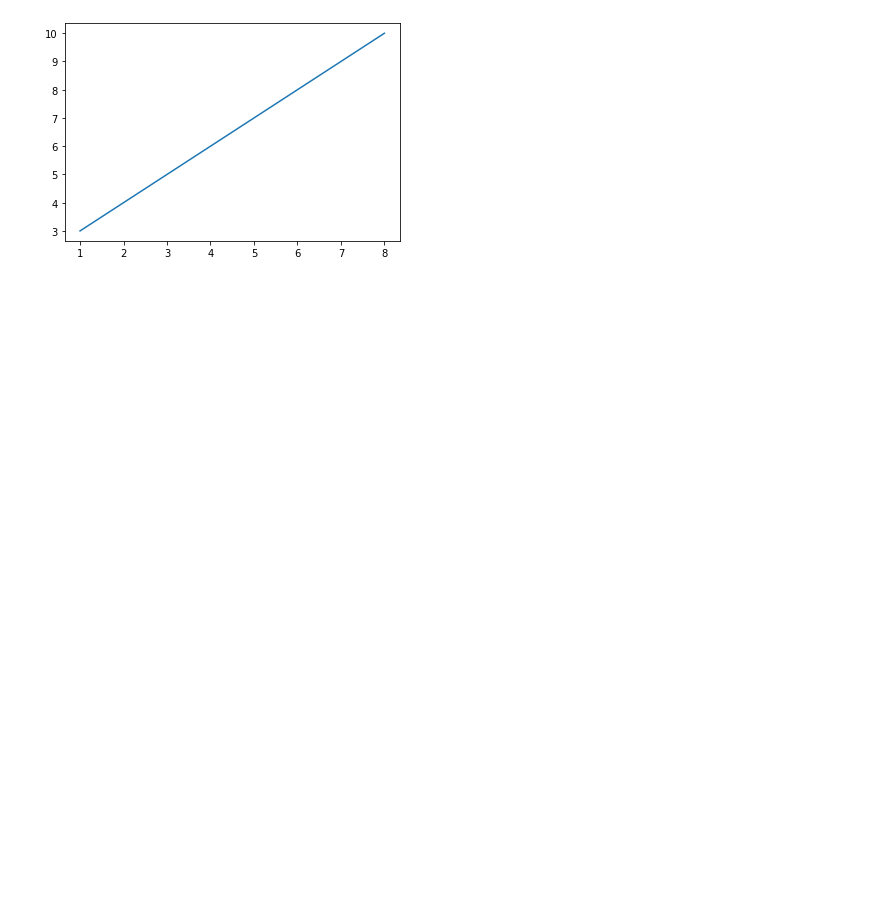
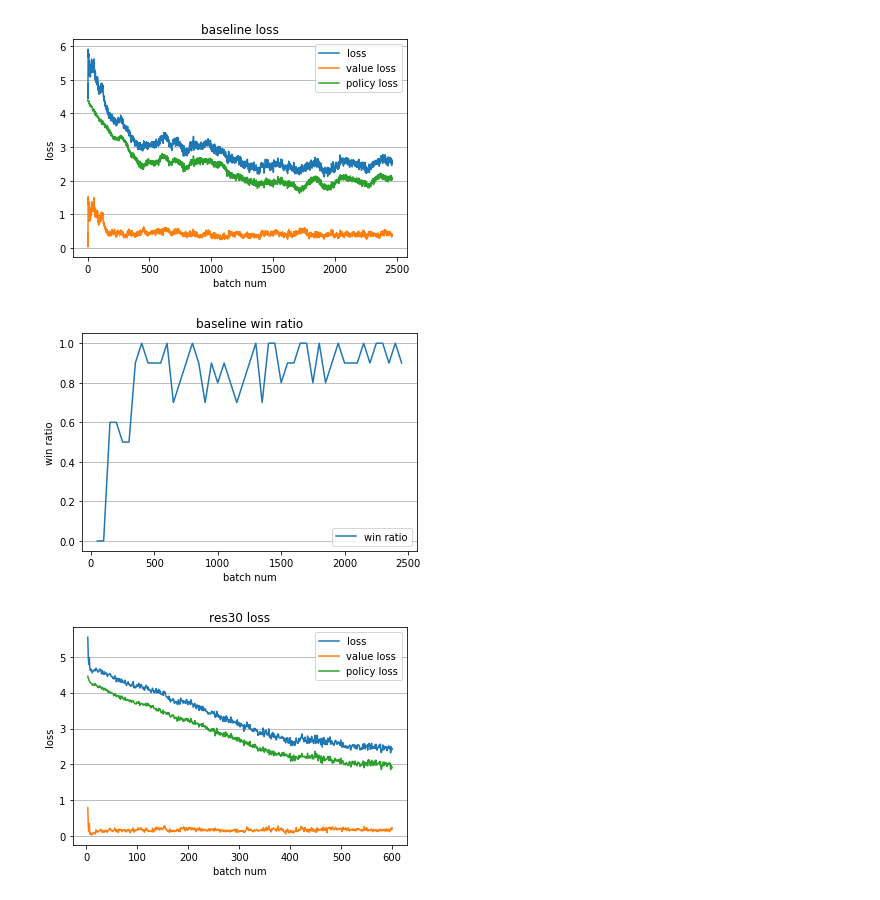
Before and after one commit to junxiaosong/AlphaZero_Gomoku, a Jupyter notebook: loss_plot.ipynb, the cells around one changed output. Drawn from its saved outputs; the diff is of its cells as text; code cells hidden in the pictures; blank space fills up the shorter version.

Commit message:
Update loss plot

```diff
--- a/loss_plot.ipynb
+++ b/loss_plot.ipynb
@@ -1,10 +1,62 @@
-# %%
-import matplotlib.pyplot as plt
-import numpy as np
-
-xpoints = np.array([1, 8])
-ypoints = np.array([3, 10])
-plt.plot(xpoints, ypoints)
-plt.show()
-# %% [output]
-[figure, removed]
+# %%
+import matplotlib.pyplot as plt
+import numpy as np
+
+def loss_plot(intermediate_result_file, model_name):
+    batch = []
+    loss = []
+    value_loss = []
+    policy_loss = []
+    entropy = []
+    with open(intermediate_result_file,'r') as f:
+        for line in f:
+            line = line.strip().split(',')
+            batch.append(line[0].split(':')[-1])
+            loss.append(line[4].split(':')[-1])
+            value_loss.append(line[5].split(':')[-1])
+            policy_loss.append(line[6].split(':')[-1])
+            entropy.append(line[7].split(':')[-1])
+
+    batch = np.array(batch).astype(float)
+    loss = np.array(loss).astype(float)
+    value_loss = np.array(value_loss).astype(float)
+    policy_loss = np.array(policy_loss).astype(float)
+    entropy = np.array(entropy).astype(float)
+
+    plt.plot(batch, loss, label='loss')
+    plt.plot(batch, value_loss, label='value loss')
+    plt.plot(batch, policy_loss, label='policy loss')
+    plt.legend()
+    plt.title(model_name + ' loss')
+    plt.xlabel('batch num')
+    plt.ylabel('loss')
+    plt.grid(axis='y')
+    plt.show()
+
+def win_ratio_plot(scores_result_file, model_name):
+    batch_50 = []
+    win_ratio = []
+    with open(scores_result_file,'r') as f:
+        for line in f:
+            line = line.strip().split(',')
+            batch_50.append(line[0].split(':')[-1])
+            win_ratio.append(line[-1].split(':')[-1])
+
+    batch_50 = np.array(batch_50).astype(float)
+    win_ratio = np.array(win_ratio).astype(float)
+
+    plt.plot(batch_50, win_ratio, label='win ratio')
+    plt.legend()
+    plt.title(model_name + ' win ratio')
+    plt.xlabel('batch num')
+    plt.ylabel('win ratio')
+    plt.grid(axis='y')
+    plt.show()
+
+loss_plot('output/intermediate_result.txt', 'baseline')
+win_ratio_plot('output/scores.txt', 'baseline')
+loss_plot('output/res30_l+_intermediate_result.txt', 'res30')
+# %% [output]
+[figure, added]
+[figure, added]
+[figure, added]
```
Also changed, not shown: parts of 2 cells of this notebook.
